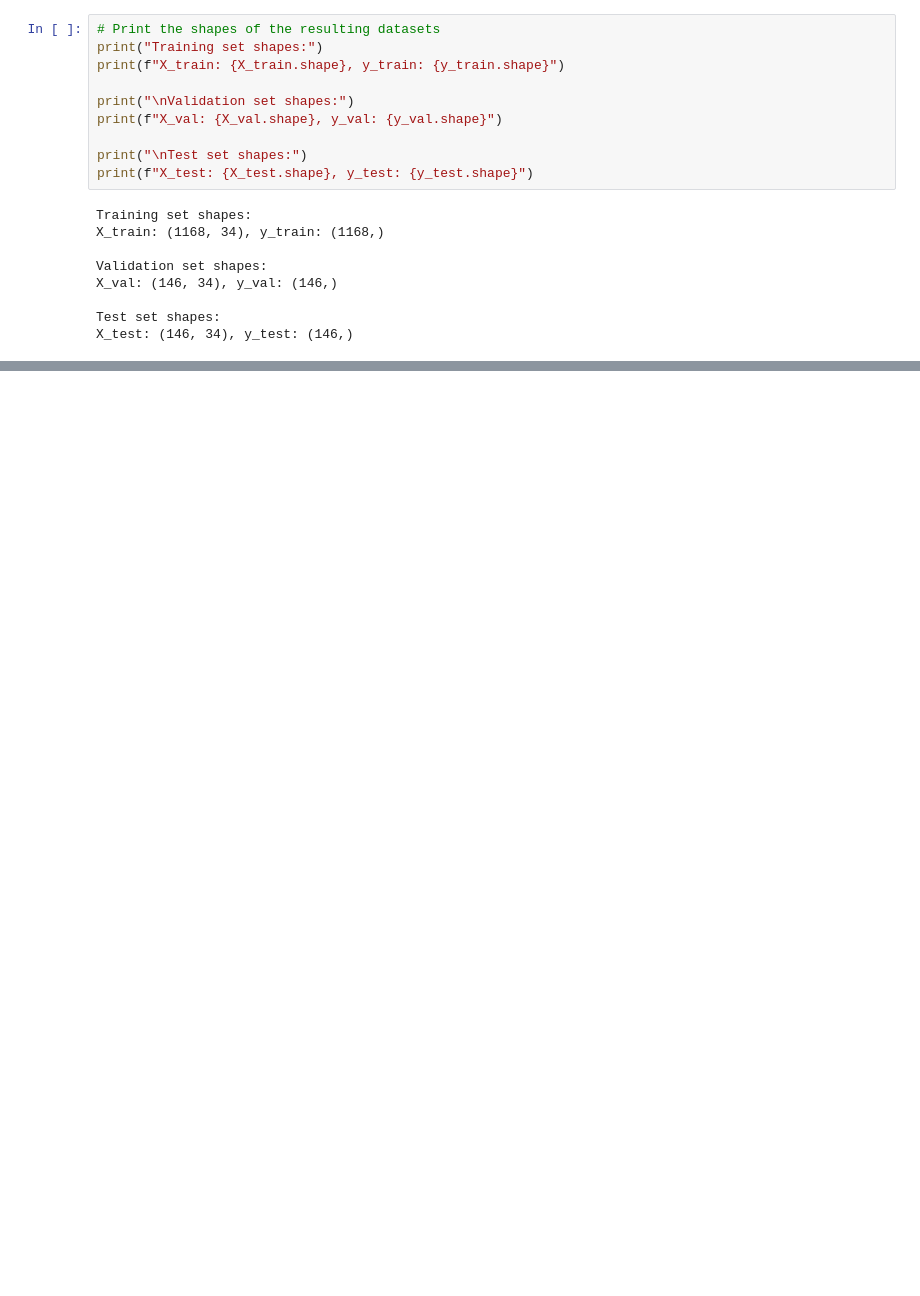
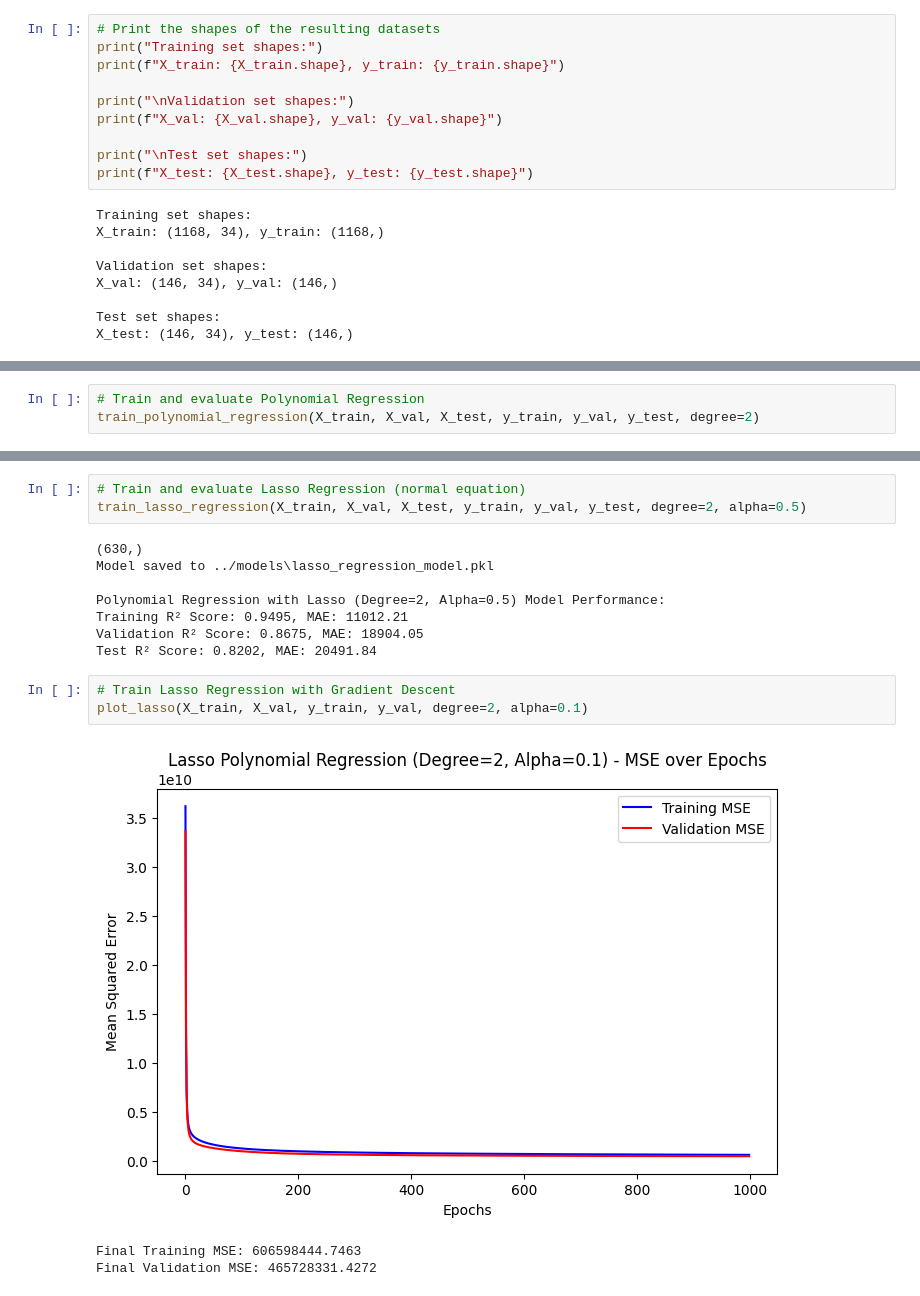
Before and after one commit to Laila4563/House-Prices-Prediction-Project, a Jupyter notebook: pipeline/training_pipeline.ipynb, the cells around one changed output, grey strips where cells are left out. Cells and saved outputs as stored; diff of their text form; blank space fills up the shorter version.

```diff
--- a/pipeline.ipynb
+++ b/pipeline/training_pipeline.ipynb
@@ -1334,0 +608,3 @@ Test R² Score: 0.8873, MAE: 16520.89
+# %%
+# Train and evaluate Polynomial Regression
+train_polynomial_regression(X_train, X_val, X_test, y_train, y_val, y_test, degree=2)
@@ -1334,0 +626,18 @@ Test R² Score: 0.8873, MAE: 16520.89
+# %%
+# Train and evaluate Lasso Regression (normal equation)
+train_lasso_regression(X_train, X_val, X_test, y_train, y_val, y_test, degree=2, alpha=0.5)
+# %% [output]
+(630,)
+Model saved to ../models\lasso_regression_model.pkl
+
+Polynomial Regression with Lasso (Degree=2, Alpha=0.5) Model Performance:
+Training R² Score: 0.9495, MAE: 11012.21
+Validation R² Score: 0.8675, MAE: 18904.05
+Test R² Score: 0.8202, MAE: 20491.84
+# %%
+# Train Lasso Regression with Gradient Descent
+plot_lasso(X_train, X_val, y_train, y_val, degree=2, alpha=0.1)
+# %% [output]
+[figure, added]
+Final Training MSE: 606598444.7463
+Final Validation MSE: 465728331.4272
```
Also changed, not shown: parts of 60 cells of this notebook, 15 other files.
